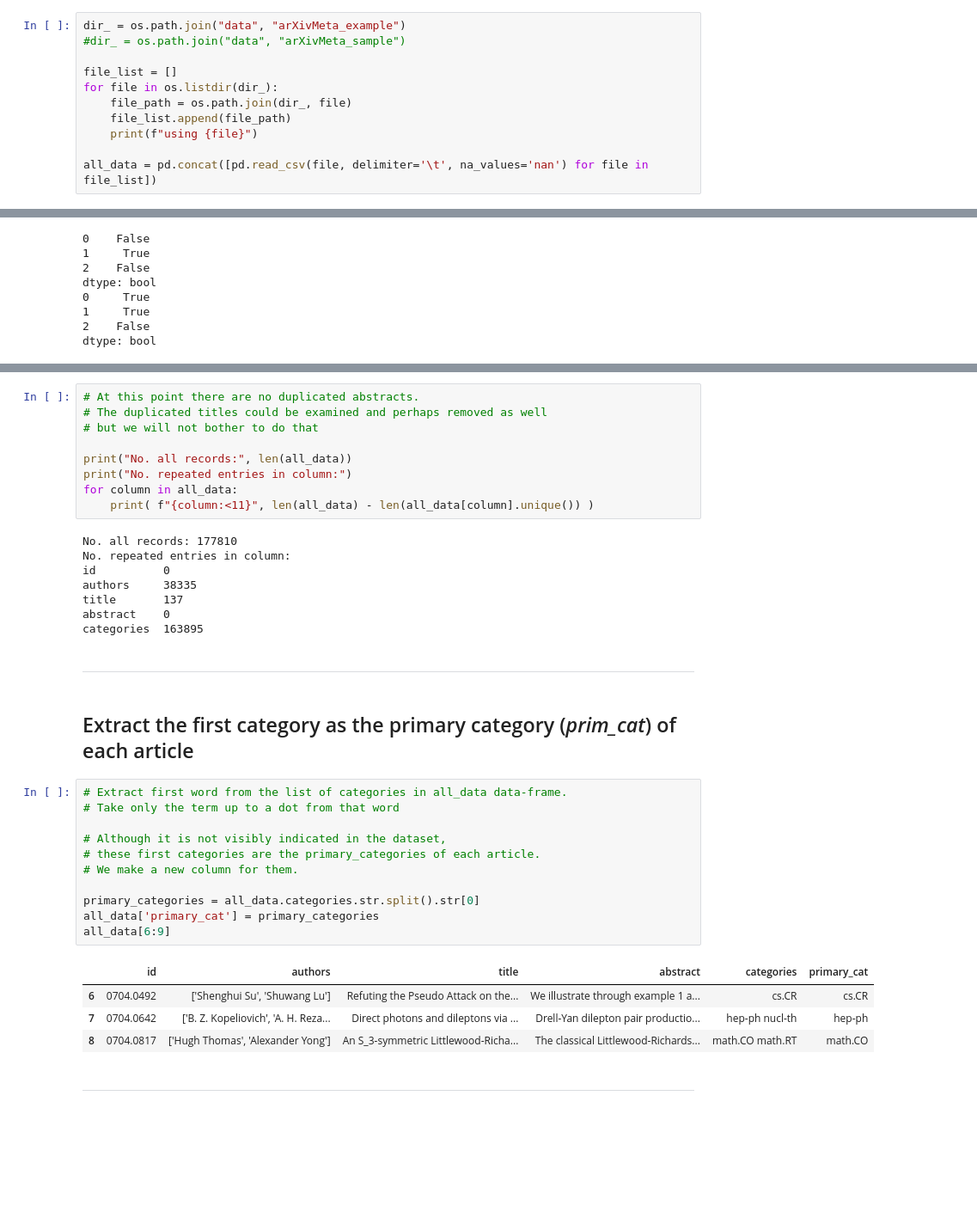
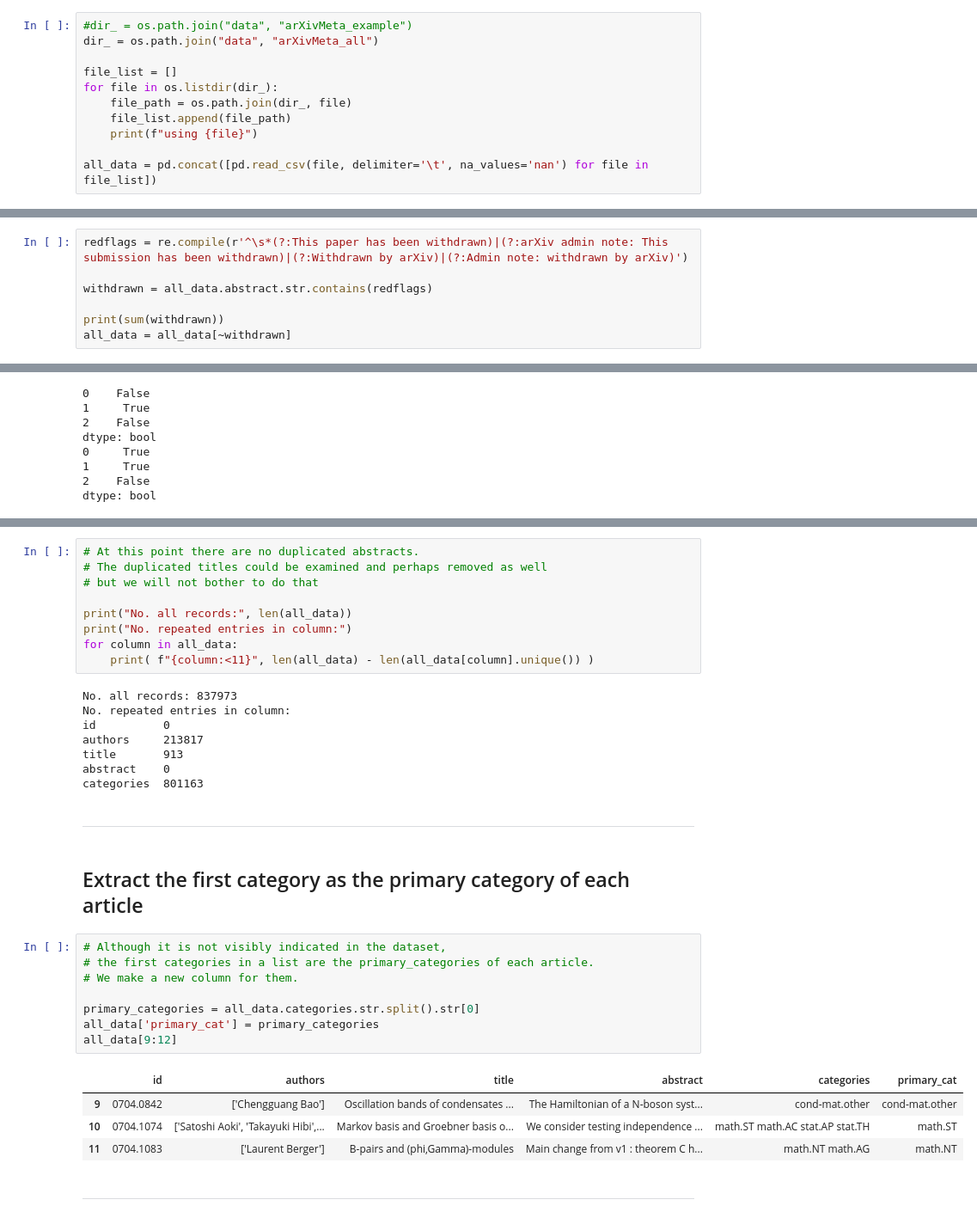
Before and after one commit to olszewskip/ArXiv_Classifier, a Jupyter notebook: arXiv_explore.ipynb, the cells around one changed output, grey strips where cells are left out. Shown at 86% size. Saved outputs shown, nothing was run; the diff lists cells and outputs as text; blank space fills up the shorter version.

```diff
--- a/arXiv_explore.ipynb
+++ b/arXiv_explore.ipynb
@@ -10,8 +10,8 @@ import matplotlib.pyplot as plt
 # %% [markdown]
 ## Load the data
 # %%
-dir_ = os.path.join("data", "arXivMeta_example")
-#dir_ = os.path.join("data", "arXivMeta_sample")
+#dir_ = os.path.join("data", "arXivMeta_example")
+dir_ = os.path.join("data", "arXivMeta_all")
 
 file_list = []
 for file in os.listdir(dir_):
@@ -64,0 +69,7 @@ all_data = all_data[~withdrawn]
+# %%
+redflags = re.compile(r'^\s*(?:This paper has been withdrawn)|(?:arXiv admin note: This submission has been withdrawn)|(?:Withdrawn by arXiv)|(?:Admin note: withdrawn by arXiv)')
+
+withdrawn = all_data.abstract.str.contains(redflags)
+
+print(sum(withdrawn))
+all_data = all_data[~withdrawn]
@@ -193,33 +206,30 @@ print("No. repeated entries in column:")
 for column in all_data:
     print( f"{column:<11}", len(all_data) - len(all_data[column].unique()) )
 # %% [output]
-No. all records: 177810
+No. all records: 837973
 No. repeated entries in column:
 id          0
-authors     38335
-title       137
+authors     213817
+title       913
 abstract    0
-categories  163895
+categories  801163
 # %% [markdown]
 ---
 # %% [markdown]
-## Extract the first category as the primary category (*prim_cat*) of each article
+## Extract the first category as the primary category of each article
 # %%
-# Extract first word from the list of categories in all_data data-frame.
-# Take only the term up to a dot from that word
-
 # Although it is not visibly indicated in the dataset,
-# these first categories are the primary_categories of each article.
+# the first categories in a list are the primary_categories of each article.
 # We make a new column for them.
 
 primary_categories = all_data.categories.str.split().str[0]
 all_data['primary_cat'] = primary_categories
-all_data[6:9]
+all_data[9:12]
 # %% [output]
 |  | id | authors | title | abstract | categories | primary_cat |
-| 6 | 0704.0492 | ['Shenghui Su', 'Shuwang Lu'] | Refuting the Pseudo Attack on the... | We illustrate through example 1 a... | cs.CR | cs.CR |
-| 7 | 0704.0642 | ['B. Z. Kopeliovich', 'A. H. Reza... | Direct photons and dileptons via ... | Drell-Yan dilepton pair productio... | hep-ph nucl-th | hep-ph |
-| 8 | 0704.0817 | ['Hugh Thomas', 'Alexander Yong'] | An S_3-symmetric Littlewood-Richa... | The classical Littlewood-Richards... | math.CO math.RT | math.CO |
+| 9 | 0704.0842 | ['Chengguang Bao'] | Oscillation bands of condensates ... | The Hamiltonian of a N-boson syst... | cond-mat.other | cond-mat.other |
+| 10 | 0704.1074 | ['Satoshi Aoki', 'Takayuki Hibi',... | Markov basis and Groebner basis o... | We consider testing independence ... | math.ST math.AC stat.AP stat.TH | math.ST |
+| 11 | 0704.1083 | ['Laurent Berger'] | B-pairs and (phi,Gamma)-modules | Main change from v1 : theorem C h... | math.NT math.AG | math.NT |
 # %% [markdown]
 ---
 # %% [markdown]
```
Also changed, not shown: parts of 21 cells of this notebook.
